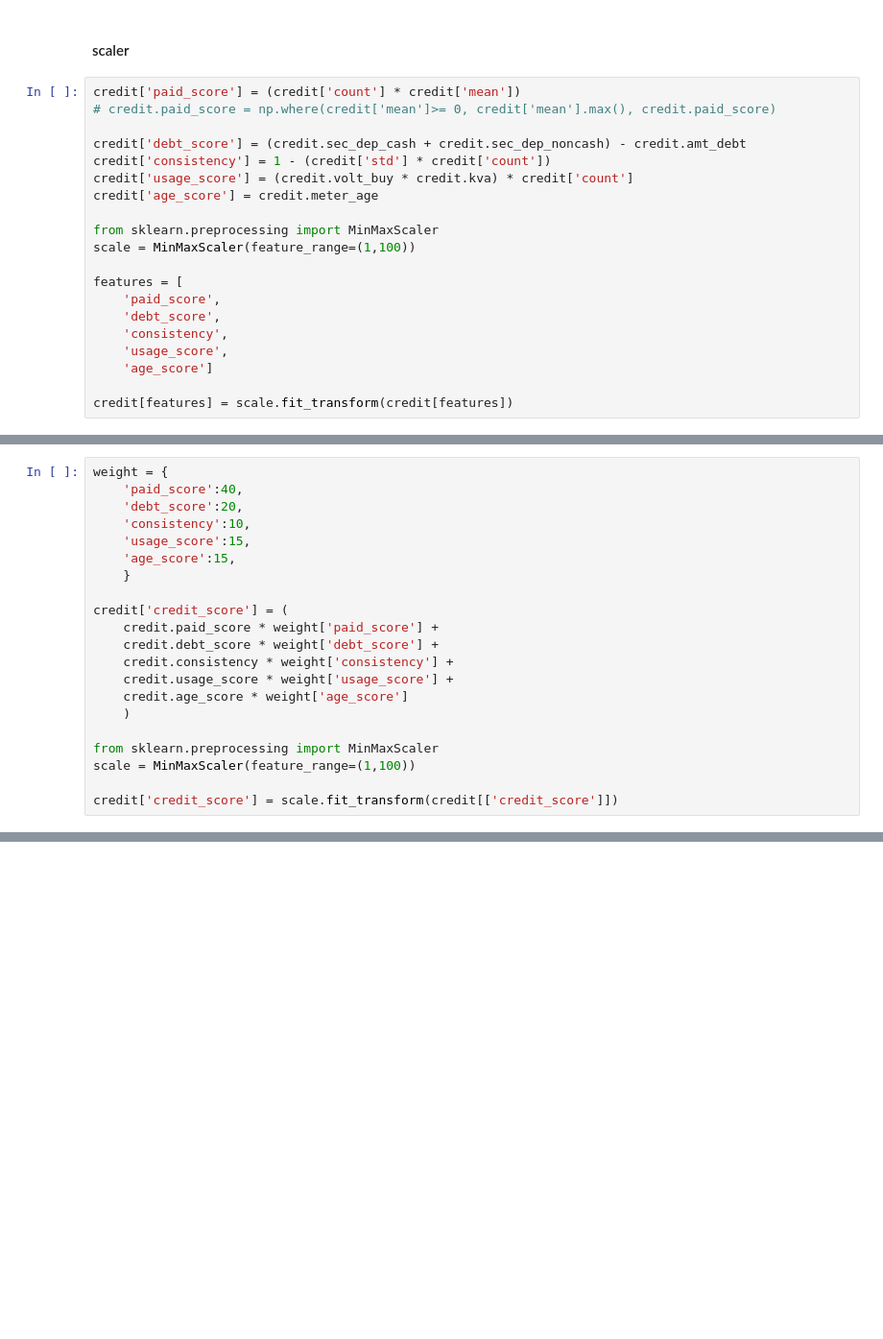
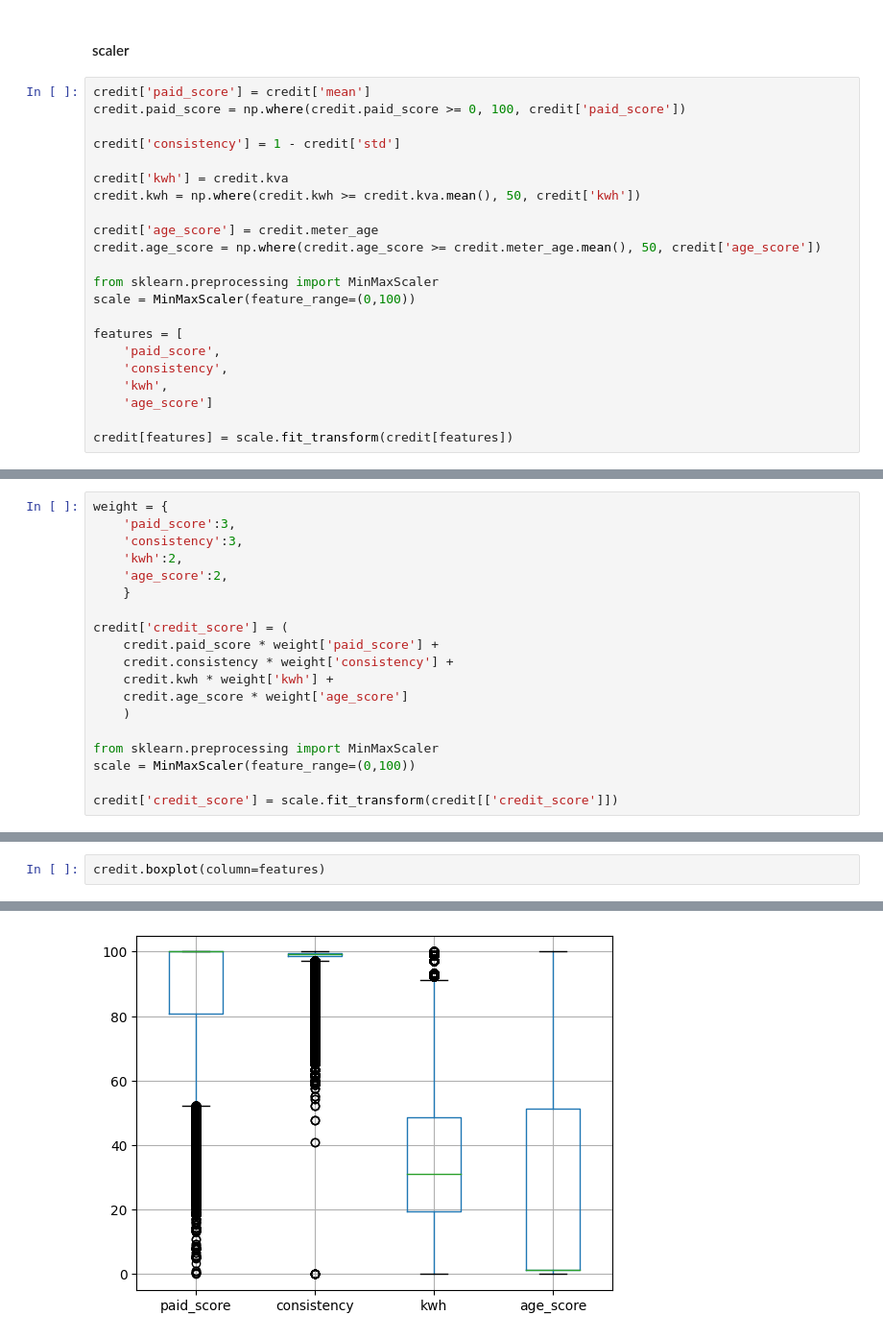
Before and after one commit to Kannapat-Tich/DataScience-Learning, a Jupyter notebook: 02-CreditScore_Customers/07credit-score.ipynb, the cells around one changed output, grey strips where cells are left out. Shown at 96% size. Drawn from its saved outputs; the diff is of its cells as text; blank space fills up the shorter version.

```diff
--- a/02-CreditScore_Customers/07credit-score.ipynb
+++ b/02-CreditScore_Customers/07credit-score.ipynb
@@ -162,22 +153,24 @@ col = [
 # %% [markdown]
 #### scaler
 # %%
-credit['paid_score'] = (credit['count'] * credit['mean'])
-# credit.paid_score = np.where(credit['mean']>= 0, credit['mean'].max(), credit.paid_score)
+credit['paid_score'] = credit['mean']
+credit.paid_score = np.where(credit.paid_score >= 0, 100, credit['paid_score'])
 
-credit['debt_score'] = (credit.sec_dep_cash + credit.sec_dep_noncash) - credit.amt_debt
-credit['consistency'] = 1 - (credit['std'] * credit['count'])
-credit['usage_score'] = (credit.volt_buy * credit.kva) * credit['count']
+credit['consistency'] = 1 - credit['std']
+
+credit['kwh'] = credit.kva
+credit.kwh = np.where(credit.kwh >= credit.kva.mean(), 50, credit['kwh'])
+
 credit['age_score'] = credit.meter_age
+credit.age_score = np.where(credit.age_score >= credit.meter_age.mean(), 50, credit['age_score'])
 
 from sklearn.preprocessing import MinMaxScaler
-scale = MinMaxScaler(feature_range=(1,100))
+scale = MinMaxScaler(feature_range=(0,100))
 
 features = [
     'paid_score',
-    'debt_score',
     'consistency',
-    'usage_score',
+    'kwh',
     'age_score']
 
 credit[features] = scale.fit_transform(credit[features])
@@ -188,22 +177,20 @@ credit['mean'].median()
 # %%
 weight = {
-    'paid_score':40,
-    'debt_score':20,
-    'consistency':10,
-    'usage_score':15,
-    'age_score':15,
+    'paid_score':3,
+    'consistency':3,
+    'kwh':2,
+    'age_score':2,
     }
 
 credit['credit_score'] = (
     credit.paid_score * weight['paid_score'] +
-    credit.debt_score * weight['debt_score'] +
     credit.consistency * weight['consistency'] +
-    credit.usage_score * weight['usage_score'] +
+    credit.kwh * weight['kwh'] +
     credit.age_score * weight['age_score']
     )
 
 from sklearn.preprocessing import MinMaxScaler
-scale = MinMaxScaler(feature_range=(1,100))
+scale = MinMaxScaler(feature_range=(0,100))
 
 credit['credit_score'] = scale.fit_transform(credit[['credit_score']])
 # %%
@@ -240,0 +211,3 @@ credit[credit.ca==20021292898]
+# %%
+credit.boxplot(column=features)
+# %% [output]
@@ -240,0 +215 @@ credit[credit.ca==20021292898]
+[figure, added]
```
Also changed, not shown: parts of 14 cells of this notebook.
